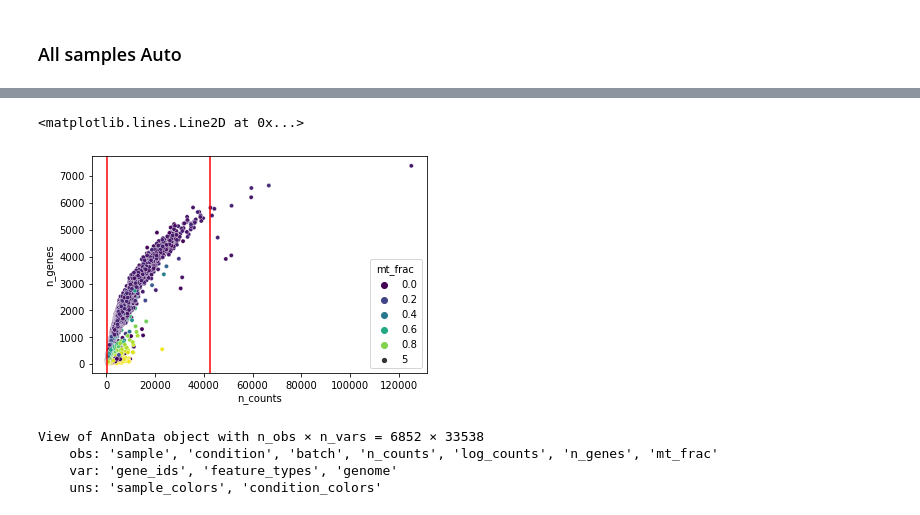
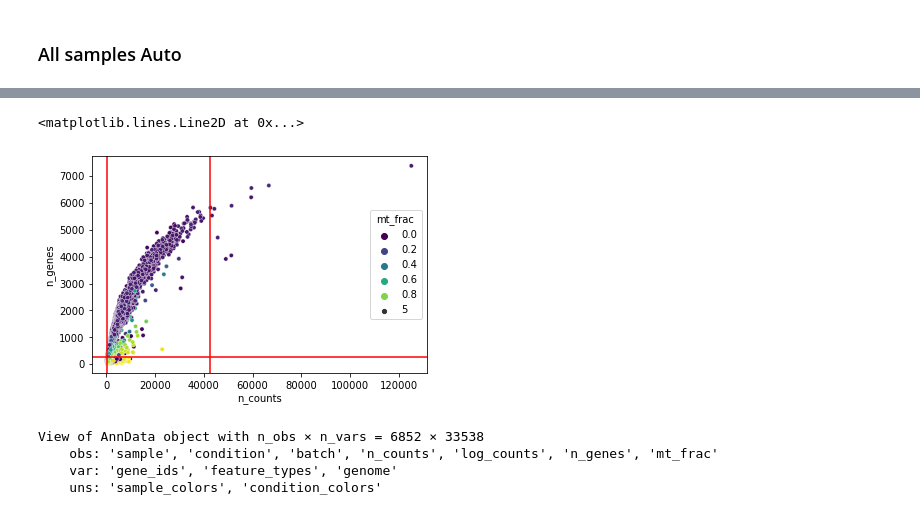
Before and after one commit to ipanj/DDD_disk, a Jupyter notebook: notebooks/covid_sc_analysis_chris.ipynb, the cells around one changed output, grey strips where cells are left out. Cells and saved outputs as stored; diff of their text form; code cells hidden in the pictures.

Commit message:
plot_qc_filtering

```diff
--- a/notebooks/covid_sc_analysis_chris.ipynb
+++ b/notebooks/covid_sc_analysis_chris.ipynb
@@ -392,4 +392,6 @@ p1 = sc.pl.scatter(adata_flt_all_man, 'n_counts', 'n_genes', color='mt_frac')
 [figure]
 # %% [markdown]
 ### All samples Auto
+# %%
+adata.obs['log_n_genes'] = np.log1p(adata.obs['n_genes'])
 # %%
@@ -437,16 +451,18 @@ adata_flt_all_auto = qc_count(adata, mt = True, max_mt_frac = 0.2)
 # %%
 sb.scatterplot(data=adata.obs,
                x='n_counts',
                y='n_genes',
                hue='mt_frac',
                palette="viridis",
                size=5
               )
 plt.axvline(x=402.13, c="red")
 plt.axvline(x=42505.31, c="red")
+
+plt.axhline(y=255.07, c="red")
 # %% [output]
 <matplotlib.lines.Line2D at 0x...>
-[figure, old version]
+[figure, new version]
 # %%
 adata_flt_all_auto
 # %% [output]
```
Also changed, not shown: parts of 12 cells of this notebook.
